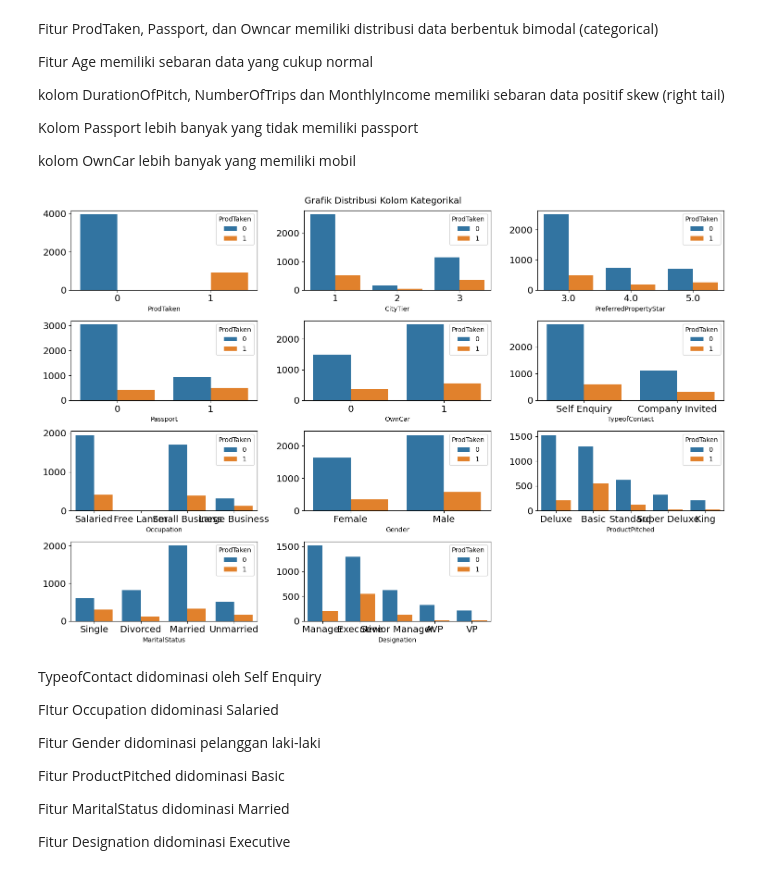
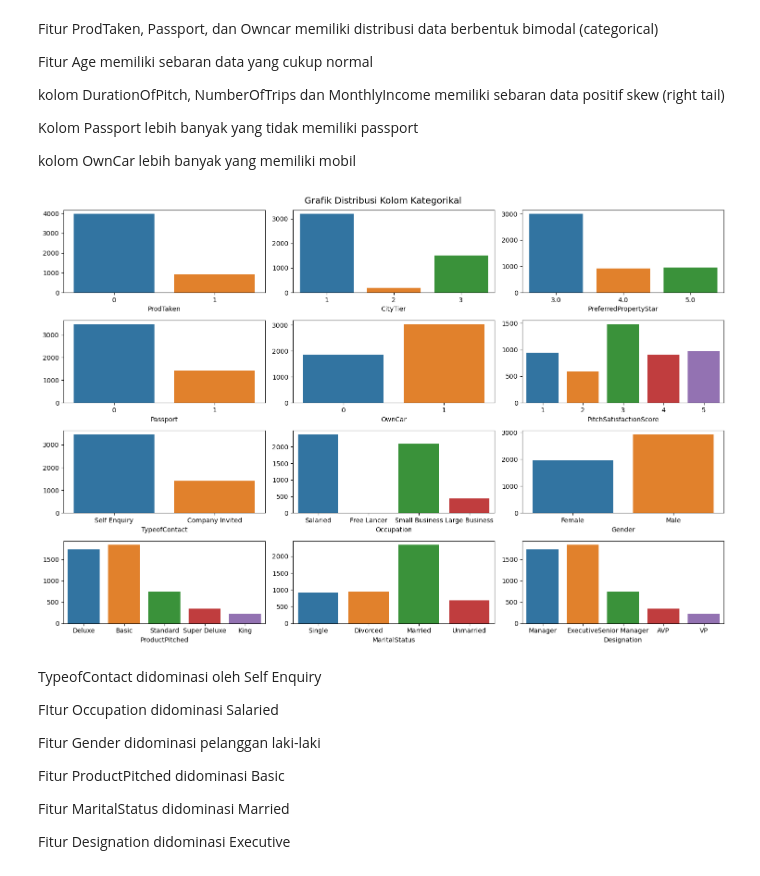
Before and after one commit to andreadeputra/Rakamin_Final_Project, a Jupyter notebook: Infinity.ipynb, the cells around one changed output. Cells and saved outputs as stored; diff of their text form; code cells hidden in the pictures.

```diff
--- a/Infinity.ipynb
+++ b/Infinity.ipynb
@@ -74,11 +74,11 @@ Data terdiri dari 4888 baris dan 20 kolom yang terbagi menjadi 14 kolom numerik
 # %%
 # Separate columns based on data type
 cats = ['ProdTaken', 'CityTier', 'PreferredPropertyStar', 'Passport',
-        'OwnCar', 'TypeofContact', 'Occupation', 'Gender', 'ProductPitched',
+        'OwnCar', 'PitchSatisfactionScore', 'TypeofContact', 'Occupation', 'Gender', 'ProductPitched',
         'MaritalStatus', 'Designation']
 nums = ['CustomerID', 'Age', 'DurationOfPitch',
        'NumberOfPersonVisiting', 'NumberOfFollowups',
-       'NumberOfTrips', 'PitchSatisfactionScore',
+       'NumberOfTrips',
        'NumberOfChildrenVisiting', 'MonthlyIncome']
 # %%
 df[cats] = df[cats].astype('object')
@@ -204,8 +204,9 @@ plt.show()
 Target kolom ProdTaken lebih banyak yang tidak mengambil produk yang ditawarkan
 # %%
 plt.suptitle('Boxplot untuk Kolom Numerik', fontsize=14)
+plt.figure(figsize=(15,5))
 for i in range(1, len(nums)):
-    plt.subplot(2, 7, i)
+    plt.subplot(1, 7, i)
     sns.boxplot(y=df[nums[i]])
     plt.tight_layout()
 # %% [output]
@@ -221,7 +223,7 @@ MonthlyIncome secara umum berkisar 20-25 ribu rupe(?), memiliki data outlier den
 # %%
 plt.suptitle('Grafik Distribusi Kolom Numerik', fontsize=14)
 for i in range(1, len(nums)):
-    plt.subplot(3, 5, i)
+    plt.subplot(3, 4, i)
     sns.distplot(df[nums[i]])
     plt.ylabel('')
     plt.yticks([])
@@ -241,14 +243,15 @@ kolom OwnCar lebih banyak yang memiliki mobil
 # %%
 plt.figure(figsize=(15,10))
 plt.suptitle('Grafik Distribusi Kolom Kategorikal', fontsize=14)
 
 for i, col in enumerate(cats):
     plt.subplot(4, 3, i+1)
-    sns.countplot(x=df[col], hue=df.ProdTaken)
+    sns.countplot(x=df[col])
     plt.ylabel('')
+    plt.tick_params(axis='both', which='major', labelsize=10)
     plt.tight_layout()
 # %% [output]
-[figure, old version]
+[figure, new version]
 # %% [markdown]
 TypeofContact didominasi oleh Self Enquiry
 
```
Also changed, not shown: parts of 10 cells of this notebook.
